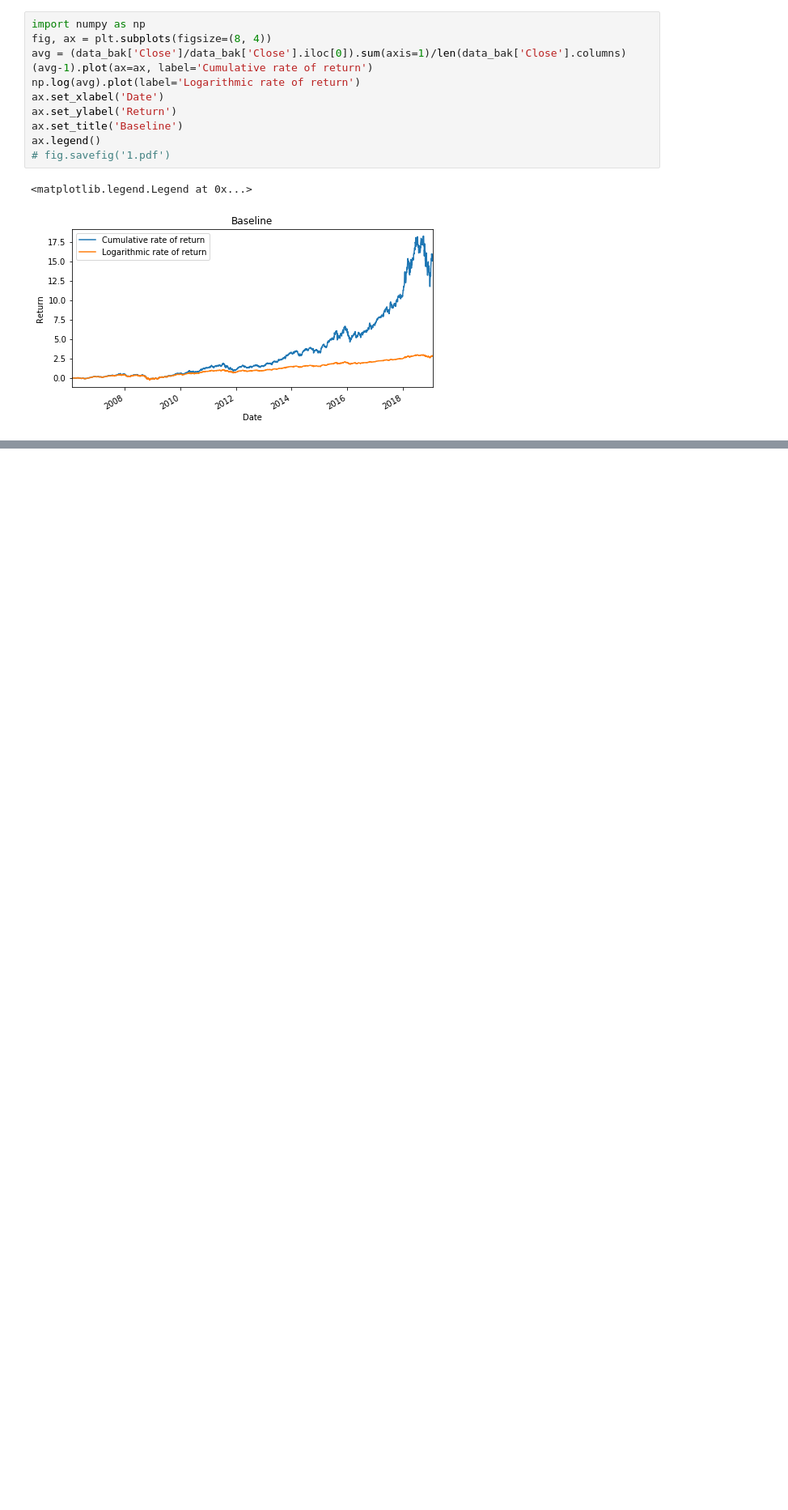
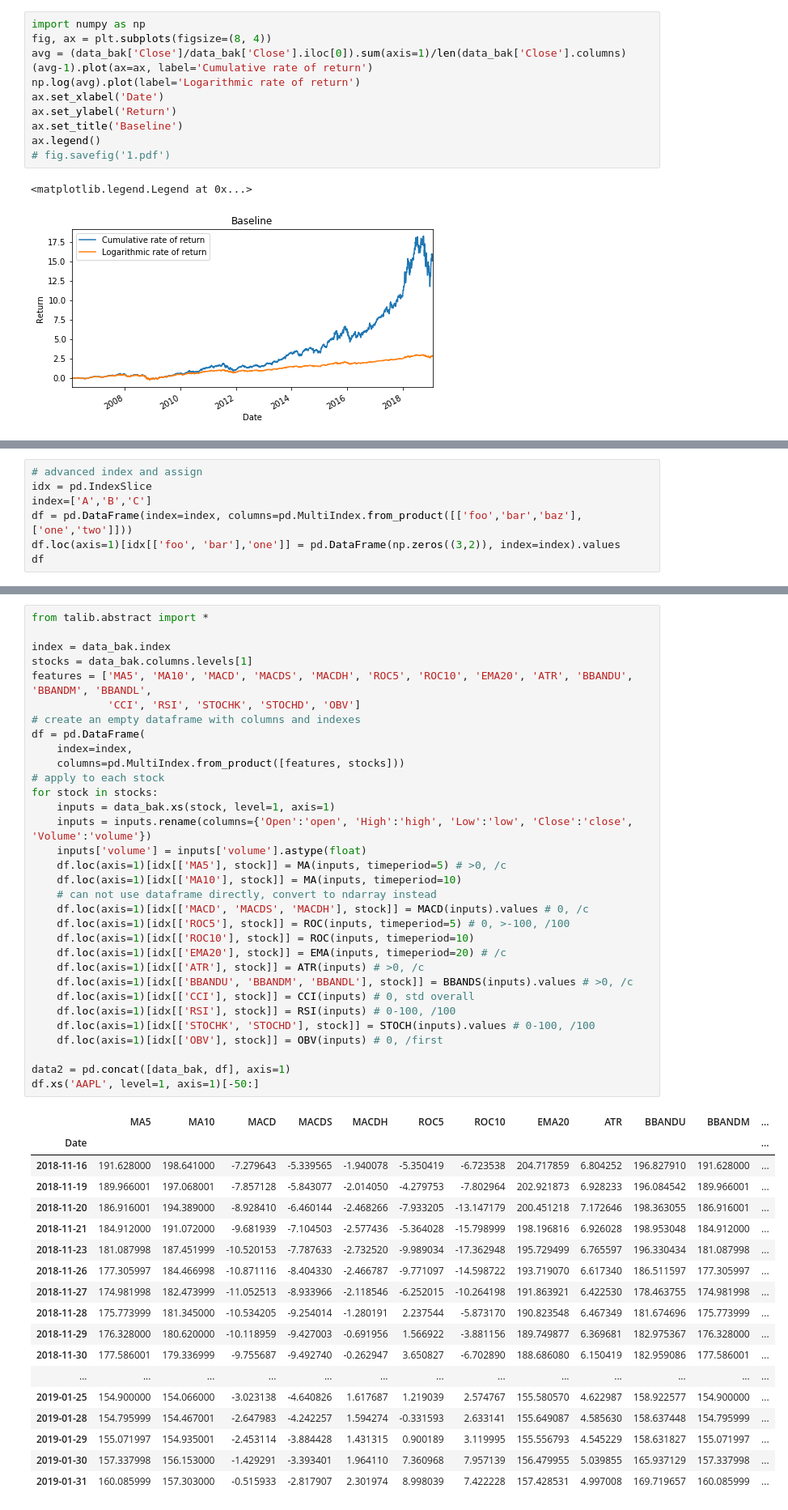
Before and after one commit to yanxurui/portfolio, a Jupyter notebook: data.ipynb, the cells around one changed output, grey strips where cells are left out. Shown at 81% size. Saved outputs shown, nothing was run; the diff lists cells and outputs as text; blank space fills up the shorter version.

```diff
--- a/data.ipynb
+++ b/data.ipynb
@@ -84,0 +122,7 @@ ax.legend()
+# %%
+# advanced index and assign
+idx = pd.IndexSlice
+index=['A','B','C']
+df = pd.DataFrame(index=index, columns=pd.MultiIndex.from_product([['foo','bar','baz'], ['one','two']]))
+df.loc(axis=1)[idx[['foo', 'bar'],'one']] = pd.DataFrame(np.zeros((3,2)), index=index).values
+df
@@ -84,0 +167,51 @@ ax.legend()
+# %%
+from talib.abstract import *
+
+index = data_bak.index
+stocks = data_bak.columns.levels[1]
+features = ['MA5', 'MA10', 'MACD', 'MACDS', 'MACDH', 'ROC5', 'ROC10', 'EMA20', 'ATR', 'BBANDU', 'BBANDM', 'BBANDL',
+            'CCI', 'RSI', 'STOCHK', 'STOCHD', 'OBV']
+# create an empty dataframe with columns and indexes
+df = pd.DataFrame(
+    index=index,
+    columns=pd.MultiIndex.from_product([features, stocks]))
+# apply to each stock
+for stock in stocks:
+    inputs = data_bak.xs(stock, level=1, axis=1)
+    inputs = inputs.rename(columns={'Open':'open', 'High':'high', 'Low':'low', 'Close':'close', 'Volume':'volume'})
+    inputs['volume'] = inputs['volume'].astype(float)
+    df.loc(axis=1)[idx[['MA5'], stock]] = MA(inputs, timeperiod=5) # >0, /c
+    df.loc(axis=1)[idx[['MA10'], stock]] = MA(inputs, timeperiod=10)
+    # can not use dataframe directly, convert to ndarray instead
+    df.loc(axis=1)[idx[['MACD', 'MACDS', 'MACDH'], stock]] = MACD(inputs).values # 0, /c
+    df.loc(axis=1)[idx[['ROC5'], stock]] = ROC(inputs, timeperiod=5) # 0, >-100, /100
+    df.loc(axis=1)[idx[['ROC10'], stock]] = ROC(inputs, timeperiod=10)
+    df.loc(axis=1)[idx[['EMA20'], stock]] = EMA(inputs, timeperiod=20) # /c
+    df.loc(axis=1)[idx[['ATR'], stock]] = ATR(inputs) # >0, /c
+    df.loc(axis=1)[idx[['BBANDU', 'BBANDM', 'BBANDL'], stock]] = BBANDS(inputs).values # >0, /c
+    df.loc(axis=1)[idx[['CCI'], stock]] = CCI(inputs) # 0, std overall
+    df.loc(axis=1)[idx[['RSI'], stock]] = RSI(inputs) # 0-100, /100
+    df.loc(axis=1)[idx[['STOCHK', 'STOCHD'], stock]] = STOCH(inputs).values # 0-100, /100
+    df.loc(axis=1)[idx[['OBV'], stock]] = OBV(inputs) # 0, /first
+
+data2 = pd.concat([data_bak, df], axis=1)
+df.xs('AAPL', level=1, axis=1)[-50:]
+# %% [output]
+|  | MA5 | MA10 | MACD | MACDS | MACDH | ROC5 | ROC10 | EMA20 | ATR | BBANDU | BBANDM | ... |
+| Date |  |  |  |  |  |  |  |  |  |  |  | ... |
+| 2018-11-16 | 191.628000 | 198.641000 | -7.279643 | -5.339565 | -1.940078 | -5.350419 | -6.723538 | 204.717859 | 6.804252 | 196.827910 | 191.628000 | ... |
+| 2018-11-19 | 189.966001 | 197.068001 | -7.857128 | -5.843077 | -2.014050 | -4.279753 | -7.802964 | 202.921873 | 6.928233 | 196.084542 | 189.966001 | ... |
+| 2018-11-20 | 186.916001 | 194.389000 | -8.928410 | -6.460144 | -2.468266 | -7.933205 | -13.147179 | 200.451218 | 7.172646 | 198.363055 | 186.916001 | ... |
+| 2018-11-21 | 184.912000 | 191.072000 | -9.681939 | -7.104503 | -2.577436 | -5.364028 | -15.798999 | 198.196816 | 6.926028 | 198.953048 | 184.912000 | ... |
+| 2018-11-23 | 181.087998 | 187.451999 | -10.520153 | -7.787633 | -2.732520 | -9.989034 | -17.362948 | 195.729499 | 6.765597 | 196.330434 | 181.087998 | ... |
+| 2018-11-26 | 177.305997 | 184.466998 | -10.871116 | -8.404330 | -2.466787 | -9.771097 | -14.598722 | 193.719070 | 6.617340 | 186.511597 | 177.305997 | ... |
+| 2018-11-27 | 174.981998 | 182.473999 | -11.052513 | -8.933966 | -2.118546 | -6.252015 | -10.264198 | 191.863921 | 6.422530 | 178.463755 | 174.981998 | ... |
+| 2018-11-28 | 175.773999 | 181.345000 | -10.534205 | -9.254014 | -1.280191 | 2.237544 | -5.873170 | 190.823548 | 6.467349 | 181.674696 | 175.773999 | ... |
+| 2018-11-29 | 176.328000 | 180.620000 | -10.118959 | -9.427003 | -0.691956 | 1.566922 | -3.881156 | 189.749877 | 6.369681 | 182.975367 | 176.328000 | ... |
+| 2018-11-30 | 177.586001 | 179.336999 | -9.755687 | -9.492740 | -0.262947 | 3.650827 | -6.702890 | 188.686080 | 6.150419 | 182.959086 | 177.586001 | ... |
+| ... | ... | ... | ... | ... | ... | ... | ... | ... | ... | ... | ... | ... |
+| 2019-01-25 | 154.900000 | 154.066000 | -3.023138 | -4.640826 | 1.617687 | 1.219039 | 2.574767 | 155.580570 | 4.622987 | 158.922577 | 154.900000 | ... |
+| 2019-01-28 | 154.795999 | 154.467001 | -2.647983 | -4.242257 | 1.594274 | -0.331593 | 2.633141 | 155.649087 | 4.585630 | 158.637448 | 154.795999 | ... |
+| 2019-01-29 | 155.071997 | 154.935001 | -2.453114 | -3.884428 | 1.431315 | 0.900189 | 3.119995 | 155.556793 | 4.545229 | 158.631827 | 155.071997 | ... |
+| 2019-01-30 | 157.337998 | 156.153000 | -1.429291 | -3.393401 | 1.964110 | 7.360968 | 7.957139 | 156.479955 | 5.039855 | 165.937129 | 157.337998 | ... |
+| 2019-01-31 | 160.085999 | 157.303000 | -0.515933 | -2.817907 | 2.301974 | 8.998039 | 7.422228 | 157.428531 | 4.997008 | 169.719657 | 160.085999 | ... |
```
Also changed, not shown: parts of 9 cells of this notebook, 1 other file.
